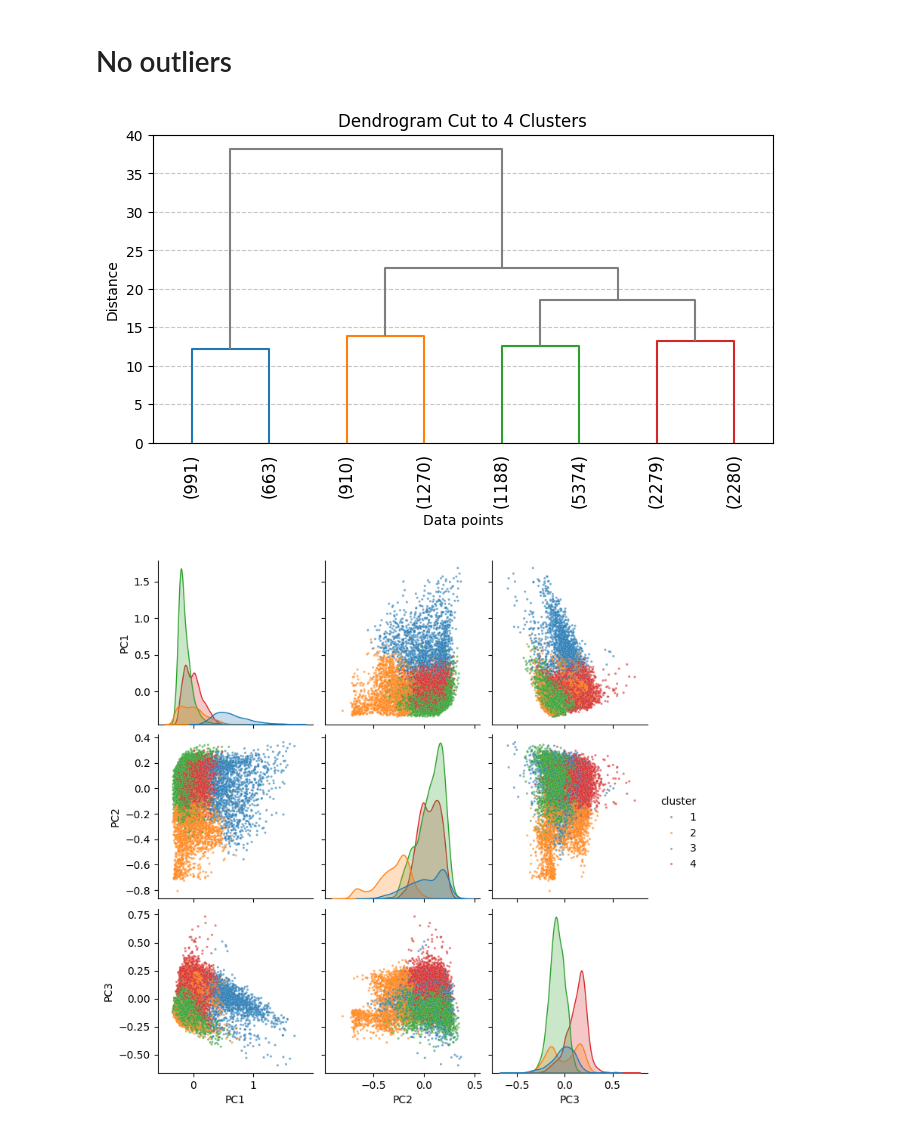
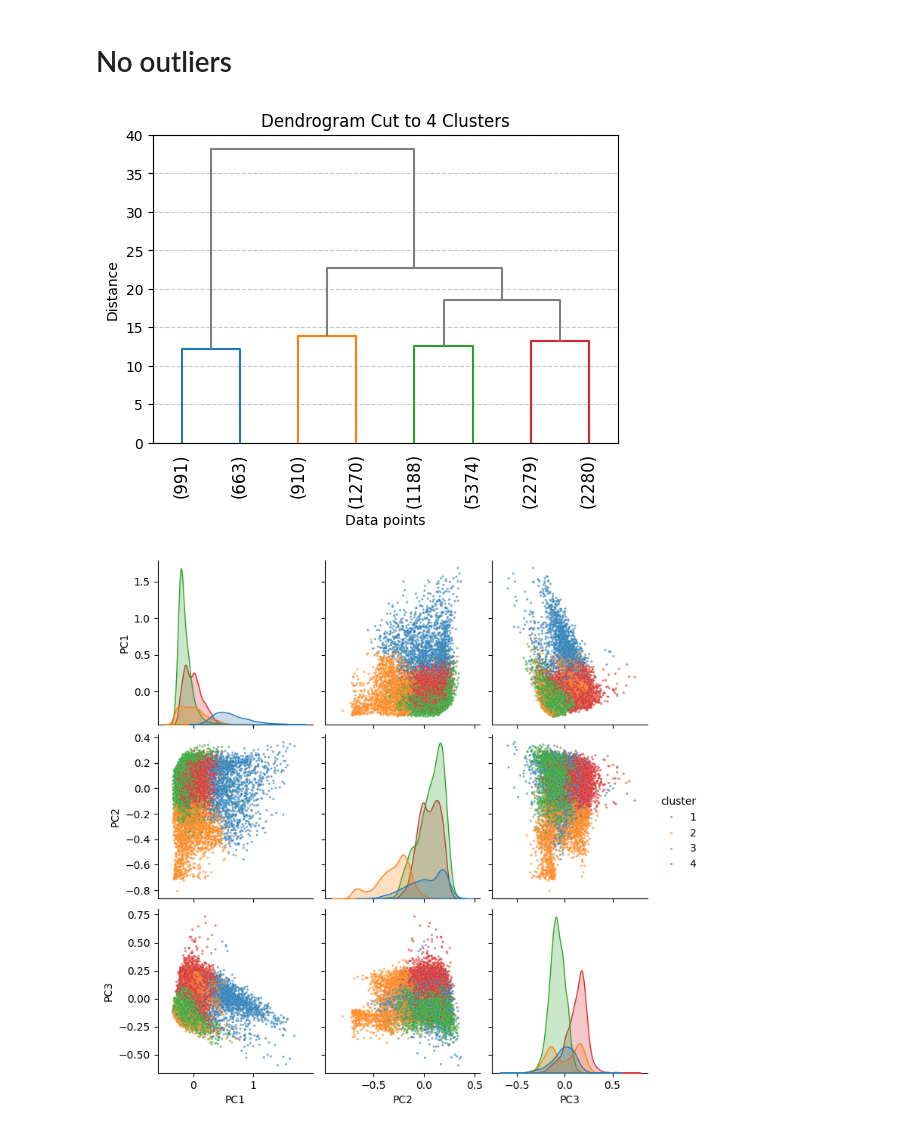
Before and after one commit to ChefBB/data_mining_1, a Jupyter notebook: code/hierarchical_clust_final.ipynb, the cells around one changed output. Cells and saved outputs as stored; diff of their text form; code cells hidden in the pictures.

```diff
--- a/code/hierarchical_clust_final.ipynb
+++ b/code/hierarchical_clust_final.ipynb
@@ -77,7 +83,7 @@ clustering = AgglomerativeClustering(
     n_clusters=None, distance_threshold=0, linkage='ward')
 model = clustering.fit(data_scaled)
 # %%
-n_clusters = 4  # Adjust based on your dataset
+n_clusters = 5  # Adjust based on your dataset
 # %%
 import numpy as np
 from scipy.cluster.hierarchy import fcluster
@@ -322,35 +406,38 @@ labels = fcluster(
 from scipy.cluster.hierarchy import linkage, dendrogram
 
 # Step 4: Compute the distance at which the 4th cluster is formed
 # When there are 4 clusters left, the previous merge distance gives that threshold
 distance_at_4th_cluster = linkage_matrix[-(n_clusters-2), 2]
 
+# 12 ward
+# complete 1.26
+# single sucks
 clusters_at_threshold = fcluster(
     linkage_matrix, t=12, criterion='distance')
 
 # Count how many unique clusters exist at this threshold
 num_clusters = len(np.unique(clusters_at_threshold))
 
 
 # Step 4: Plot dendrogram
-plt.figure(figsize=(8, 4))
+plt.figure(figsize=(6, 4))
 dendrogram(
     linkage_matrix,
     color_threshold=distance_at_4th_cluster,
     link_color_func=_color_func(linkage_matrix, labels),
     truncate_mode='lastp',
     p=num_clusters,
 )
 plt.xlabel("Data points")
 plt.ylabel("Distance")
 plt.xticks(rotation=90)
 plt.title(f"Dendrogram Cut to {n_clusters} Clusters")
 # plt.yscale('log')
 # plt.grid(axis='both')
 plt.grid(axis='y', linestyle='--', alpha=0.7)
 plt.show()
 # %% [output]
-[figure, old version]
+[figure, new version]
 # %%
 from sklearn.decomposition import PCA
 
```
Also changed, not shown: parts of 10 cells of this notebook, 11 other files.
